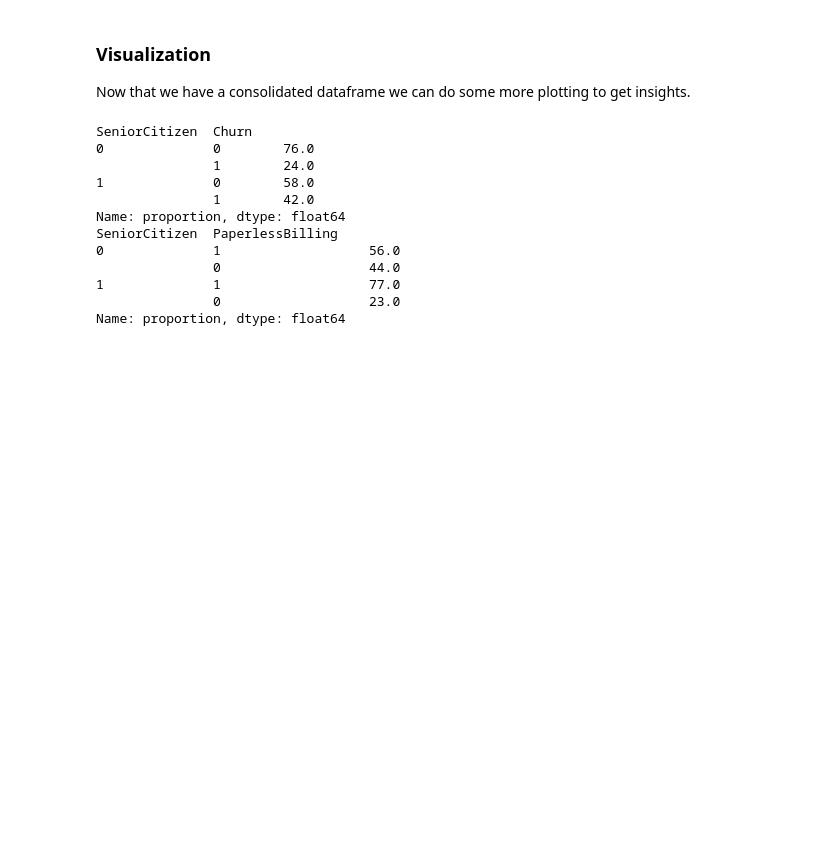
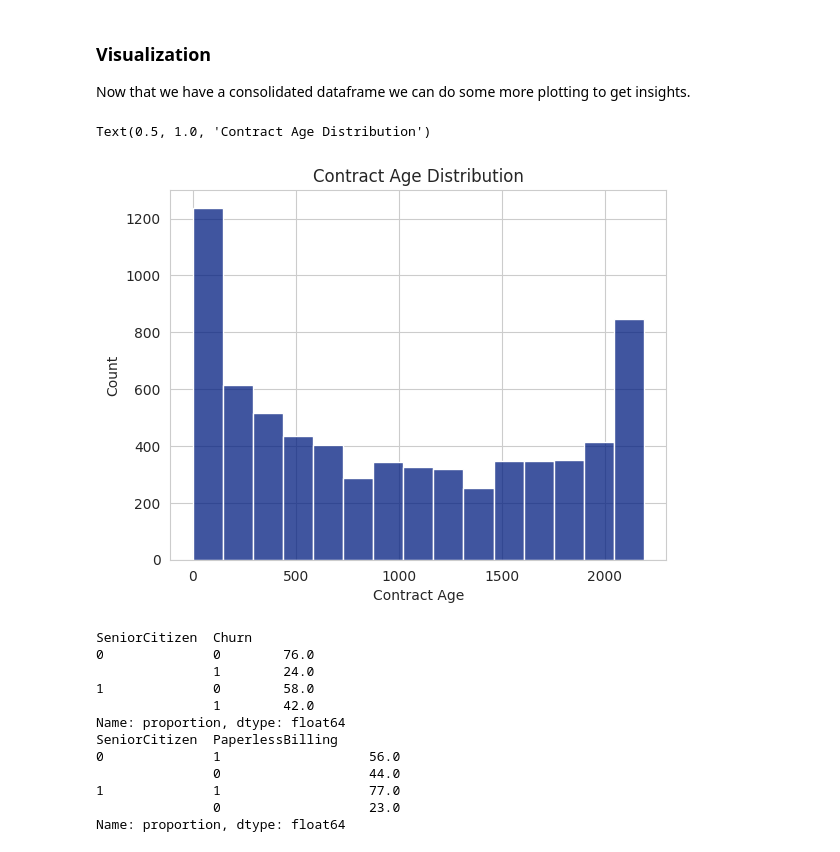
Before and after one commit to MrDonBromo/Telecom-Churn-Prediction, a Jupyter notebook: Final Project.ipynb, the cells around one changed output. Drawn from its saved outputs; the diff is of its cells as text; code cells hidden in the pictures; blank space fills up the shorter version.

Commit message:
New feature: contract age. Missing adapting everything else after that. Cell 94.

```diff
--- a/Final Project.ipynb
+++ b/Final Project.ipynb
@@ -765,10 +756,23 @@ Data columns (total 22 columns):
  21  PhoneService      7043 non-null   int64
 dtypes: category(4), datetime64[ns](2), float64(2), int64(13), object(1)
 memory usage: 1018.6+ KB
+# %%
+df_merged['ContractAge'] = df_merged['EndDate'] - df_merged['BeginDate']
+df_merged['ContractAge'] = df_merged['ContractAge'].dt.days
+
+last_date = pd.to_datetime('2020-02-01 00:00:00')
+df_merged['ContractAge'] = np.where(df_merged['ContractAge'].isna(), (last_date - df_merged['BeginDate']).dt.days, df_merged['ContractAge'])
 # %% [markdown]
 ### Visualization
 
 Now that we have a consolidated dataframe we can do some more plotting to get insights.
+# %%
+sns.histplot(data=df_merged, x='ContractAge')
+plt.xlabel('Contract Age')
+plt.title('Contract Age Distribution')
+# %% [output]
+Text(0.5, 1.0, 'Contract Age Distribution')
+[figure, added]
 # %%
 fig,axs = plt.subplots(1,2)
 
```
Also changed, not shown: parts of 2 cells of this notebook.
